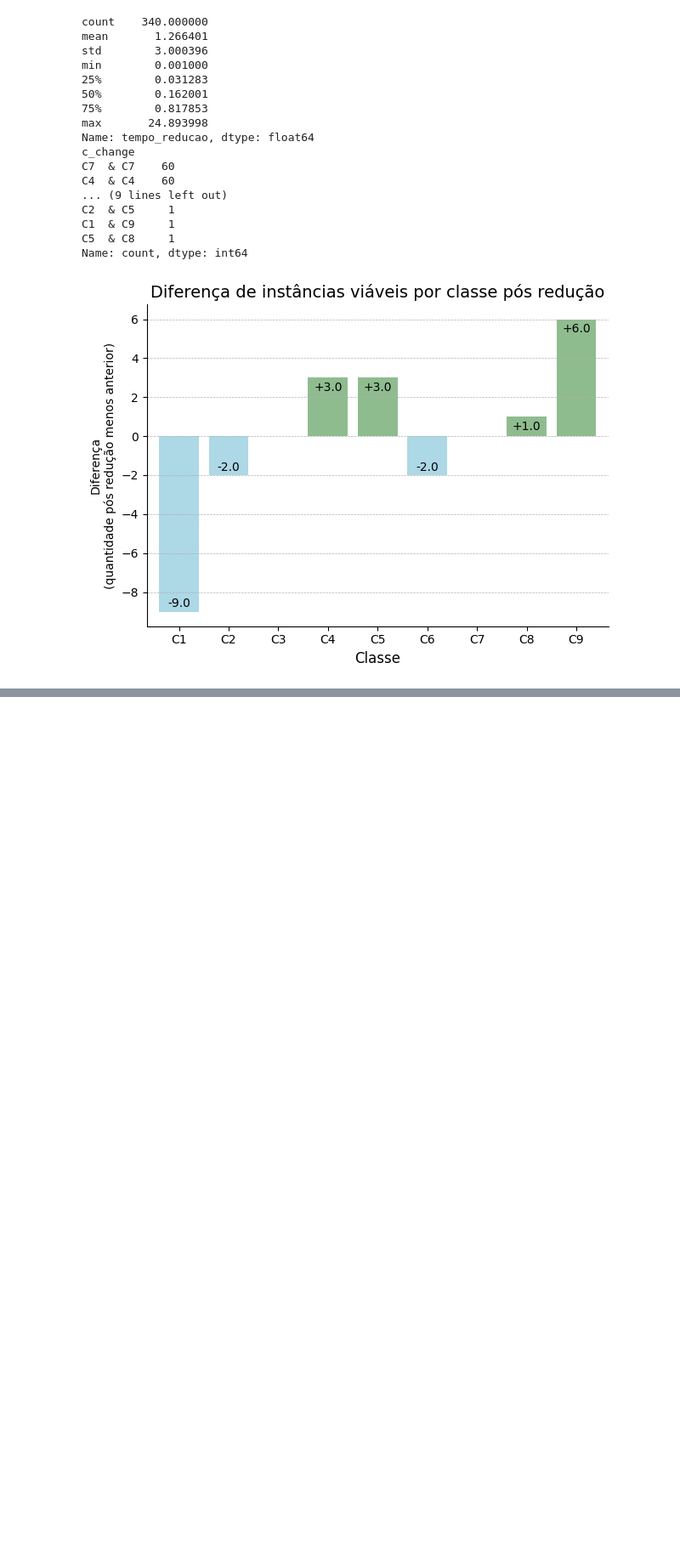
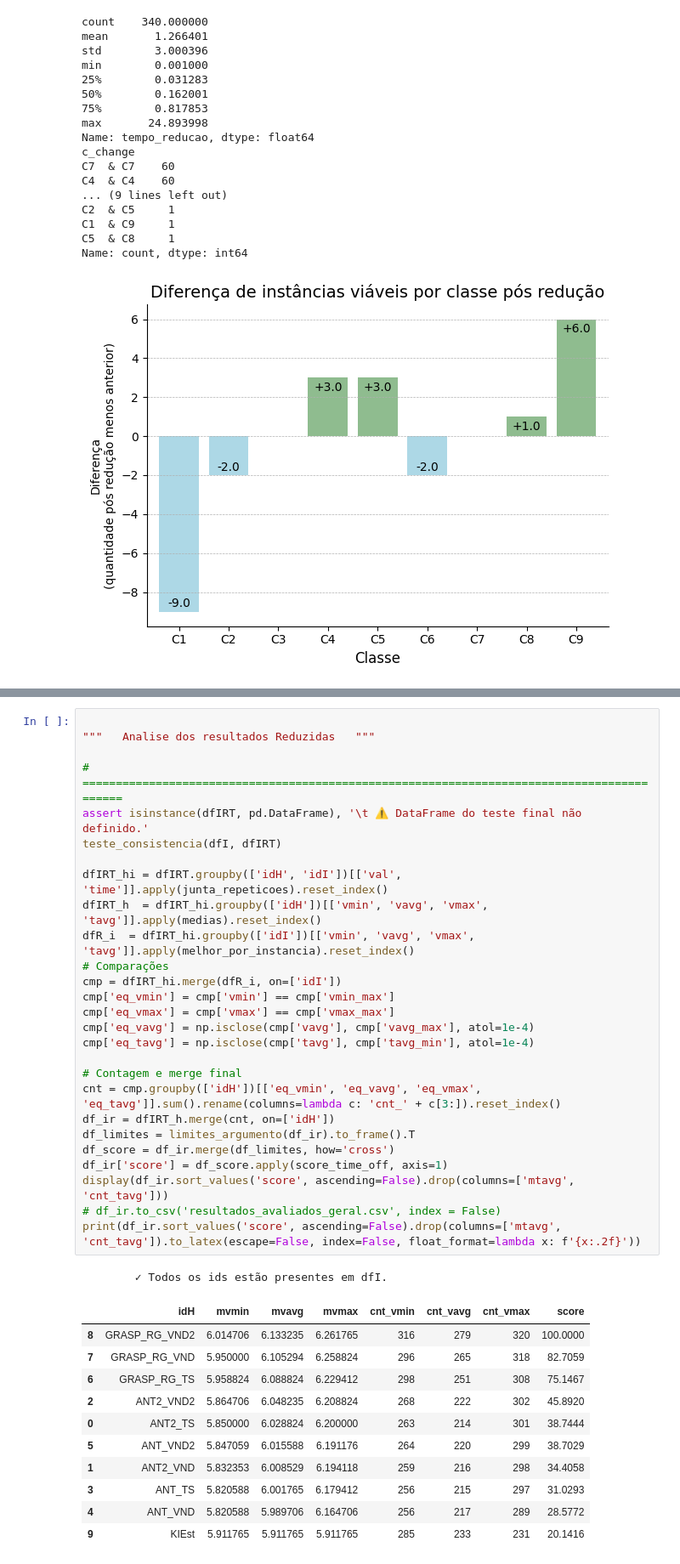
Before and after one commit to dariocostta/Monografia-KMIS, a Jupyter notebook: KMIS/Analises_Resultados_KMIS.ipynb, the cells around one changed output, grey strips where cells are left out. Shown at 85% size. Drawn from its saved outputs; the diff is of its cells as text; blank space fills up the shorter version.

```diff
--- a/KMIS/Analises_Resultados_KMIS.ipynb
+++ b/KMIS/Analises_Resultados_KMIS.ipynb
@@ -253,0 +466,40 @@ display(Score_PerClass.sort_values('avg', ascending=False))
+# %%
+
+"""   Analise dos resultados Reduzidas   """
+
+# ===========================================================================================
+assert isinstance(dfIRT, pd.DataFrame), '\t ⚠️ DataFrame do teste final não definido.'
+teste_consistencia(dfI, dfIRT)
+
+dfIRT_hi = dfIRT.groupby(['idH', 'idI'])[['val', 'time']].apply(junta_repeticoes).reset_index()
+dfIRT_h  = dfIRT_hi.groupby(['idH'])[['vmin', 'vavg', 'vmax', 'tavg']].apply(medias).reset_index()
+dfR_i  = dfIRT_hi.groupby(['idI'])[['vmin', 'vavg', 'vmax', 'tavg']].apply(melhor_por_instancia).reset_index()
+# Comparações
+cmp = dfIRT_hi.merge(dfR_i, on=['idI'])
+cmp['eq_vmin'] = cmp['vmin'] == cmp['vmin_max']
+cmp['eq_vmax'] = cmp['vmax'] == cmp['vmax_max']
+cmp['eq_vavg'] = np.isclose(cmp['vavg'], cmp['vavg_max'], atol=1e-4)
+cmp['eq_tavg'] = np.isclose(cmp['tavg'], cmp['tavg_min'], atol=1e-4)
+
+# Contagem e merge final
+cnt = cmp.groupby(['idH'])[['eq_vmin', 'eq_vavg', 'eq_vmax', 'eq_tavg']].sum().rename(columns=lambda c: 'cnt_' + c[3:]).reset_index()
+df_ir = dfIRT_h.merge(cnt, on=['idH'])
+df_limites = limites_argumento(df_ir).to_frame().T
+df_score = df_ir.merge(df_limites, how='cross')
+df_ir['score'] = df_score.apply(score_time_off, axis=1)
+display(df_ir.sort_values('score', ascending=False).drop(columns=['mtavg', 'cnt_tavg']))
+# df_ir.to_csv('resultados_avaliados_geral.csv', index = False)
+print(df_ir.sort_values('score', ascending=False).drop(columns=['mtavg', 'cnt_tavg']).to_latex(escape=False, index=False, float_format=lambda x: f'{x:.2f}'))
+# %% [output]
+        ✓ Todos os ids estão presentes em dfI.
+|  | idH | mvmin | mvavg | mvmax | cnt_vmin | cnt_vavg | cnt_vmax | score |
+| 8 | GRASP_RG_VND2 | 6.014706 | 6.133235 | 6.261765 | 316 | 279 | 320 | 100.0000 |
+| 7 | GRASP_RG_VND | 5.950000 | 6.105294 | 6.258824 | 296 | 265 | 318 | 82.7059 |
+| 6 | GRASP_RG_TS | 5.958824 | 6.088824 | 6.229412 | 298 | 251 | 308 | 75.1467 |
+| 2 | ANT2_VND2 | 5.864706 | 6.048235 | 6.208824 | 268 | 222 | 302 | 45.8920 |
+| 0 | ANT2_TS | 5.850000 | 6.028824 | 6.200000 | 263 | 214 | 301 | 38.7444 |
+| 5 | ANT_VND2 | 5.847059 | 6.015588 | 6.191176 | 264 | 220 | 299 | 38.7029 |
+| 1 | ANT2_VND | 5.832353 | 6.008529 | 6.194118 | 259 | 216 | 298 | 34.4058 |
+| 3 | ANT_TS | 5.820588 | 6.001765 | 6.179412 | 256 | 215 | 297 | 31.0293 |
+| 4 | ANT_VND | 5.820588 | 5.989706 | 6.164706 | 256 | 217 | 289 | 28.5772 |
+| 9 | KIEst | 5.911765 | 5.911765 | 5.911765 | 285 | 233 | 231 | 20.1416 |
```
Also changed, not shown: parts of 14 cells of this notebook, 2 other files.
